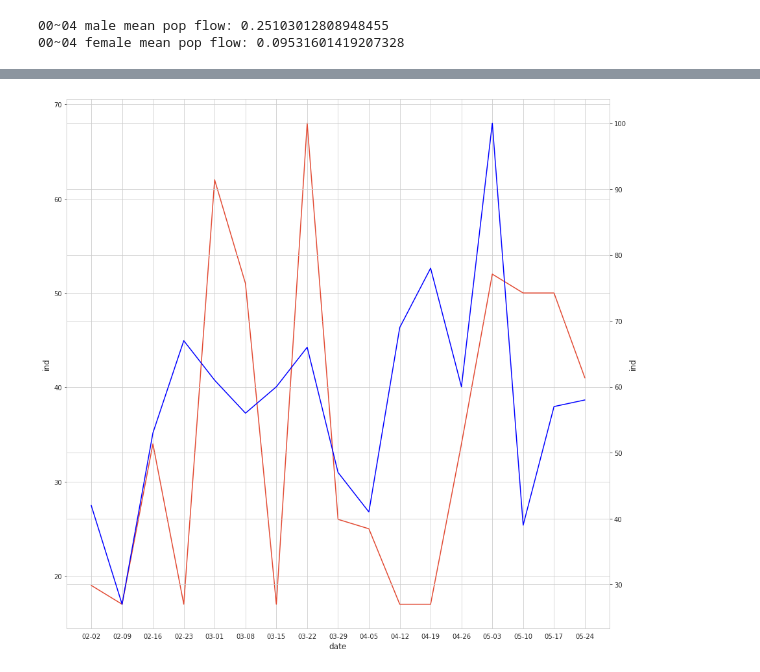
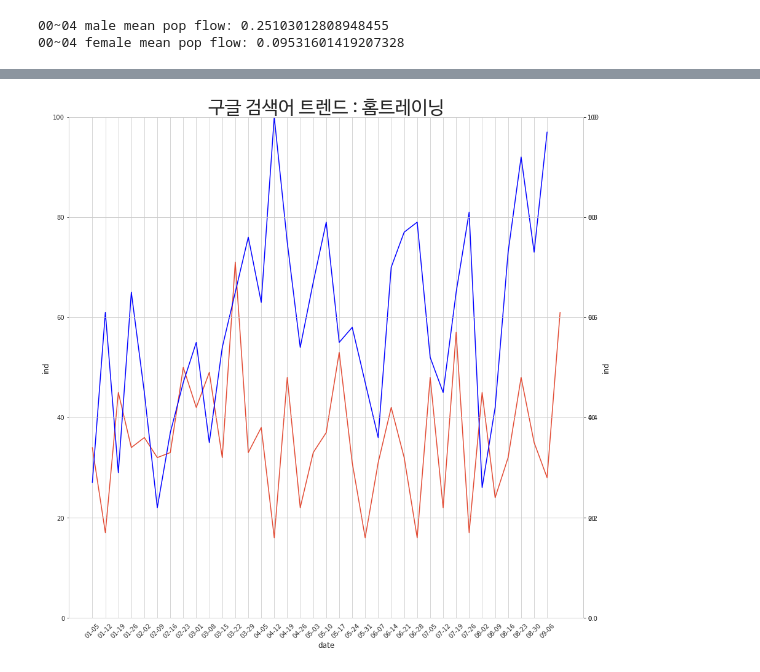
Before and after one commit to hectic97/Kaggle_Competition, a Jupyter notebook: bigcontest2020/bigcontest-pop-flow-eda.ipynb, the cells around one changed output, grey strips where cells are left out. Saved outputs shown, nothing was run; the diff lists cells and outputs as text; code cells hidden in the pictures.

```diff
--- a/bigcontest2020/bigcontest-pop-flow-eda.ipynb
+++ b/bigcontest2020/bigcontest-pop-flow-eda.ipynb
@@ -250,5 +275,5 @@ plt.show()
 # %%
-home_training_df = pd.read_csv('../input/hometraining-google-trend/multiTimeline.csv')
+home_training_df = pd.read_csv('../input/hometraining/hometrain.csv')
 home_training_df
 # %% [output]
 |  | 카테고리: 모든 카테고리 |
@@ -312,11 +312,20 @@ Name: date, dtype: object
 # %%
 fig,ax=plt.subplots()
-sns.lineplot(x=home_training_df[home_training_df.date<='2019-05-31']['date'].apply(lambda x : x.strftime('%m-%d')),
-            y=home_training_df[home_training_df.date<='2019-05-31']['ind'],ax=ax)
-ax2 = ax.twinx()
-sns.lineplot(x=home_training_df[(home_training_df.date>='2020-02-01')&(home_training_df.date<'2020-05-31')]['date'].apply(lambda x : x.strftime('%m-%d')),
-            y=home_training_df[(home_training_df.date>='2020-02-01')&((home_training_df.date<'2020-05-31'))]['ind'],ax=ax2,c='b')
-plt.xticks(rotation=70)
+sns.lineplot(x=home_training_df[home_training_df.date<='2019-09-15']['date'].apply(lambda x : x.strftime('%m-%d')),
+            y=home_training_df[home_training_df.date<='2019-09-15']['ind'],ax=ax)
+ax2 =ax.twinx()
+ax.set_ylim([0, 100])
+ax2.set_ylim([0, 100])
+ax3=ax.twinx()
+# ax3.set_ylim([-100,100])
+sns.lineplot(x=home_training_df[(home_training_df.date>='2020-01-01')&(home_training_df.date<='2020-09-15')]['date'].apply(lambda x : x.strftime('%m-%d')),
+            y=home_training_df[(home_training_df.date>='2020-01-01')&((home_training_df.date<='2020-09-15'))]['ind'],ax=ax2,c='b')
+ax.xaxis.set_tick_params(rotation=45)
+# sns.lineplot(x=home_training_df[(home_training_df.date>='2020-01-01')&(home_training_df.date<='2020-09-15')]['date'].apply(lambda x : x.strftime('%m-%d')),
+#              y=home_training_df[(home_training_df.date>='2020-01-01')&((home_training_df.date<='2020-09-15'))]['ind'].values-home_training_df[home_training_df.date<'2019-09-15']['ind'].values,
+#              ax=ax3,c='c')
+
+plt.title('구글 검색어 트렌드 : 홈트레이닝',fontproperties=font,size=30)
 plt.show()
 # %% [output]
-[figure, old version]
+[figure, new version]
```
Also changed, not shown: parts of 38 cells of this notebook.
